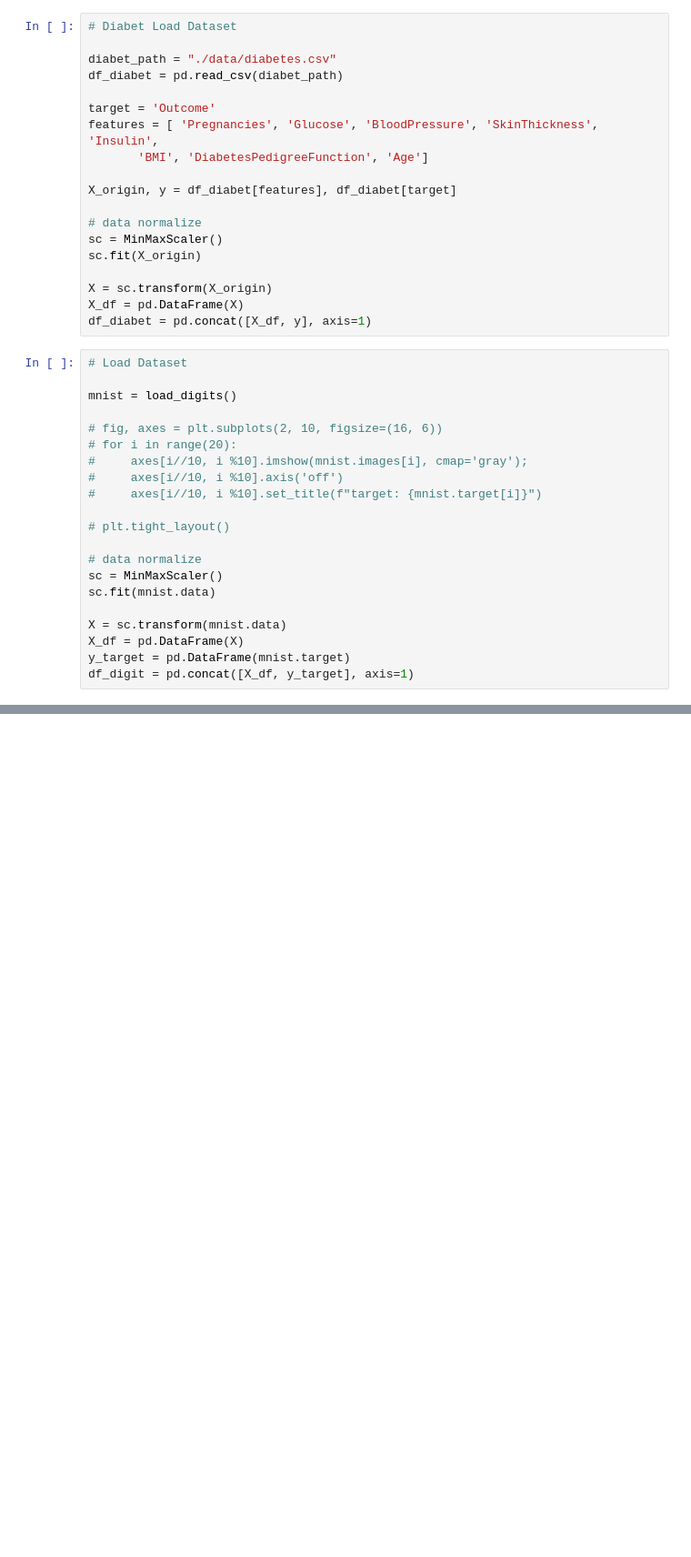
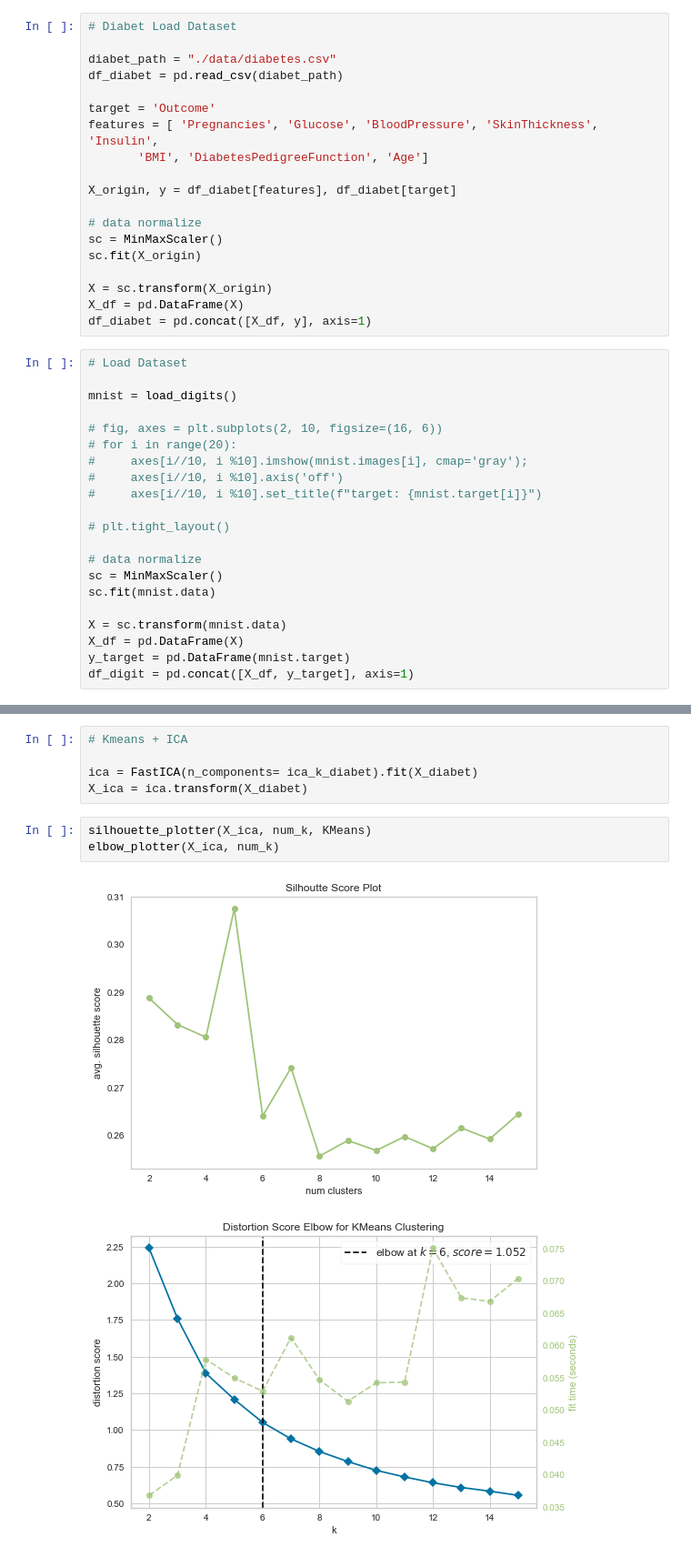
Before and after one commit to rainmaker712/machine-learning-note, a Jupyter notebook: unsupervised_learning/part3-clustering-with-dr.ipynb, the cells around one changed output, grey strips where cells are left out. Shown at 91% size. Cells and saved outputs as stored; diff of their text form; blank space fills up the shorter version.

```diff
--- a/unsupervised_learning/part3-clustering-with-dr.ipynb
+++ b/unsupervised_learning/part3-clustering-with-dr.ipynb
@@ -84,0 +186,11 @@ df_digit = pd.concat([X_df, y_target], axis=1)
+# %%
+# Kmeans + ICA
+
+ica = FastICA(n_components= ica_k_diabet).fit(X_diabet)
+X_ica = ica.transform(X_diabet)
+# %%
+silhouette_plotter(X_ica, num_k, KMeans)
+elbow_plotter(X_ica, num_k)
+# %% [output]
+[figure, added]
+[figure, added]
```
Also changed, not shown: parts of 24 cells of this notebook, 8 other files.
